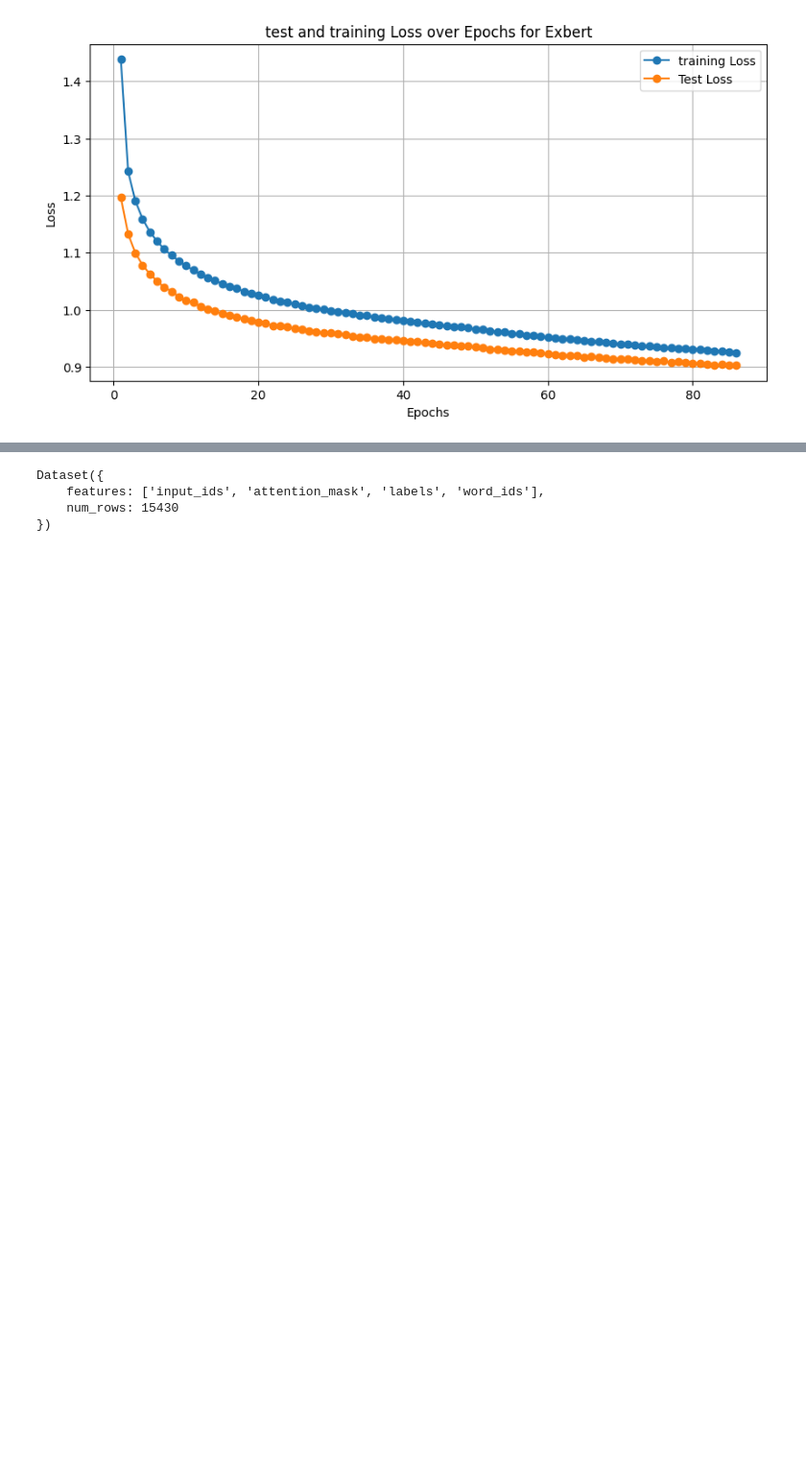
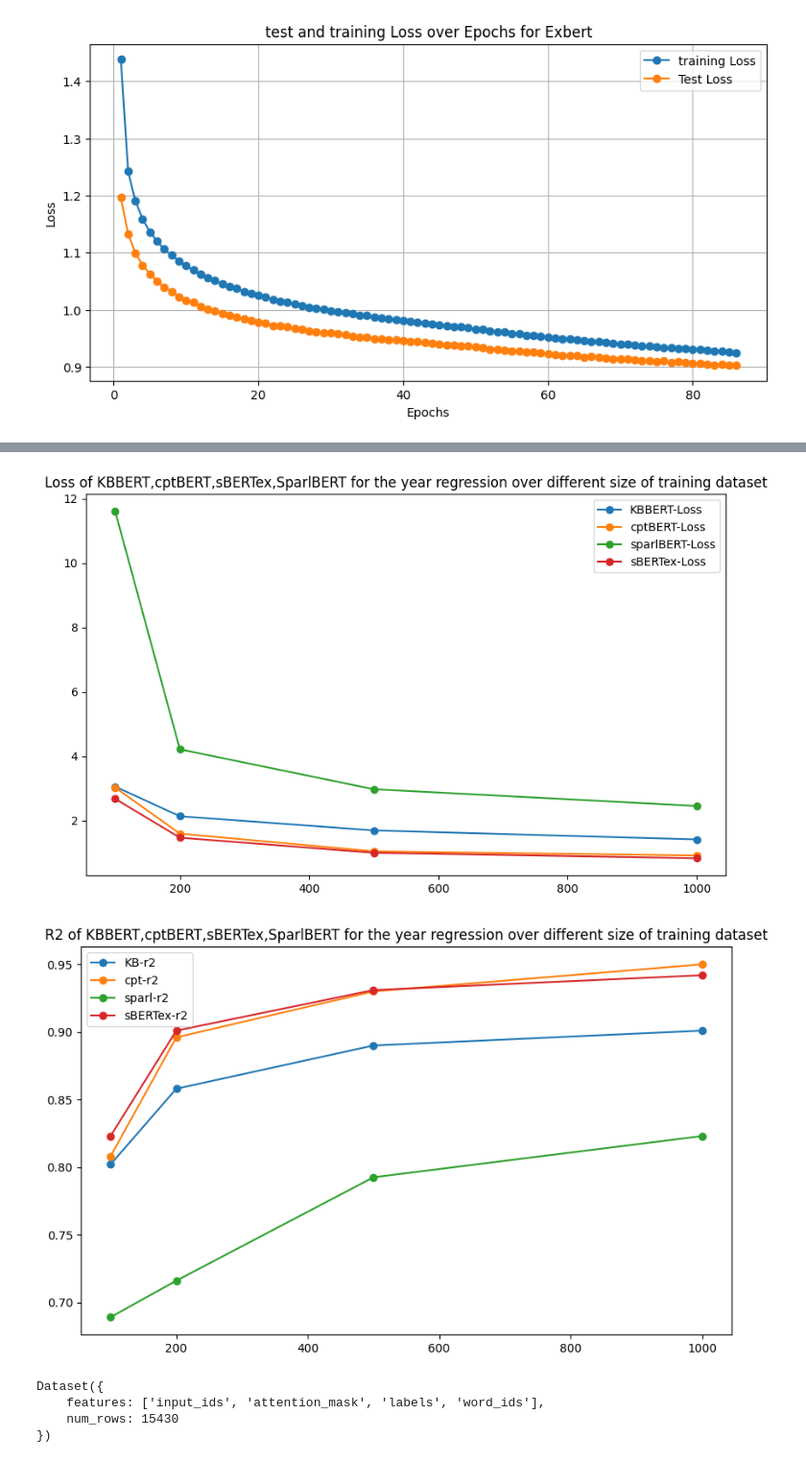
Before and after one commit to swerik-project/pretraining_plm, a Jupyter notebook: finetuning.ipynb, the cells around one changed output, grey strips where cells are left out. Shown at 96% size. Drawn from its saved outputs; the diff is of its cells as text; code cells hidden in the pictures; blank space fills up the shorter version.

```diff
--- a/finetuning.ipynb
+++ b/finetuning.ipynb
@@ -511,27 +524,38 @@ plt.show()
 # %%
 kb_loss=[3.05,2.13,1.69,1.41]
 ft_loss=[3.02,1.59,1.04,0.91]
-kb_r2=[0.802,0.858,0.89,0.78]
+spa_loss=[11.6,4.21,2.97,2.45]
+eb_loss=[2.67,1.464,0.994,0.827]
+kb_r2=[0.802,0.858,0.89,0.901]
 ft_r2=[0.808,0.896,0.93,0.95]
+spa_r2=[0.689,0.716,0.7925,0.823]
+eb_r2=[0.823,0.901,0.931,0.942]
 size=[100,200,500,1000]
 
 plt.figure(figsize=(10,6))
-plt.plot(size,kb_loss,label='KB-Loss',marker='o')
-plt.plot(size,ft_loss,label='ft-Loss',marker='o')
+plt.plot(size,kb_loss,label='KBBERT-Loss',marker='o')
+plt.plot(size,ft_loss,label='cptBERT-Loss',marker='o')
+plt.plot(size,spa_loss,label='sparlBERT-Loss',marker='o')
+plt.plot(size,eb_loss,label='sBERTex-Loss',marker='o')
 plt.xlabel=('Size of training dataset')
 plt.ylabel=('Loss')
-plt.title('Loss of the finetuned model and KB bert fo the year regression over different size of  training dataset')
+plt.title('Loss of KBBERT,cptBERT,sBERTex,SparlBERT for the year regression over different size of training dataset')
 plt.legend()
 plt.show()
 
 plt.figure(figsize=(10,6))
 plt.plot(size,kb_r2,label='KB-r2',marker='o')
-plt.plot(size,ft_r2,label='ft-r2',marker='o')
+plt.plot(size,ft_r2,label='cpt-r2',marker='o')
+plt.plot(size,spa_r2,label='sparl-r2',marker='o')
+plt.plot(size,eb_r2,label='sBERTex-r2',marker='o')
 plt.xlabel=('Size of training dataset')
 plt.ylabel=('R2')
-plt.title('R2 of the finetuned model and KB bert fo the year regression over different size of  training dataset')
+plt.title('R2 of KBBERT,cptBERT,sBERTex,SparlBERT for the year regression over different size of training dataset')
 plt.legend()
 plt.show()
+# %% [output]
+[figure, added]
+[figure, added]
 # %%
 pad_token_id= tokenizer.pad_token_id
 sep_token_id = tokenizer.sep_token_id
```
Also changed, not shown: parts of 2 cells of this notebook.
